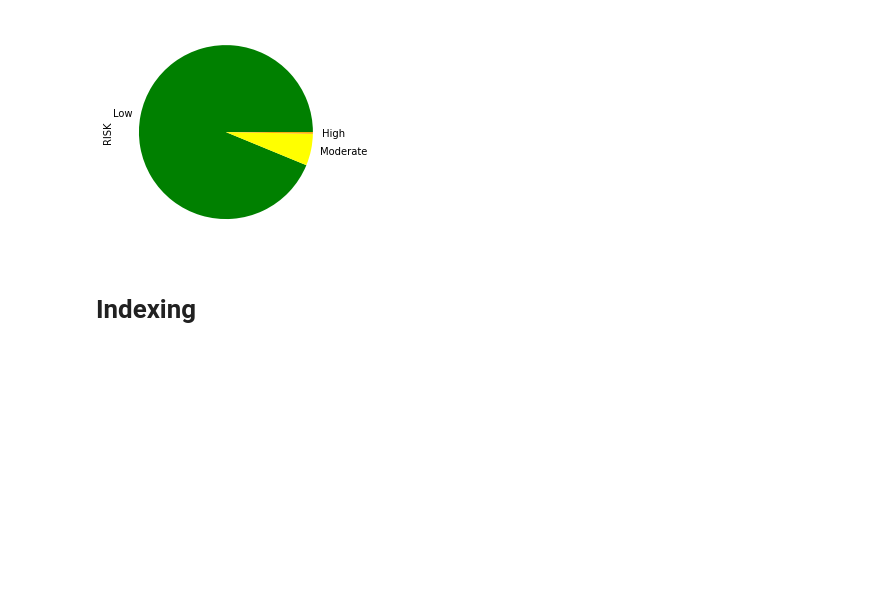
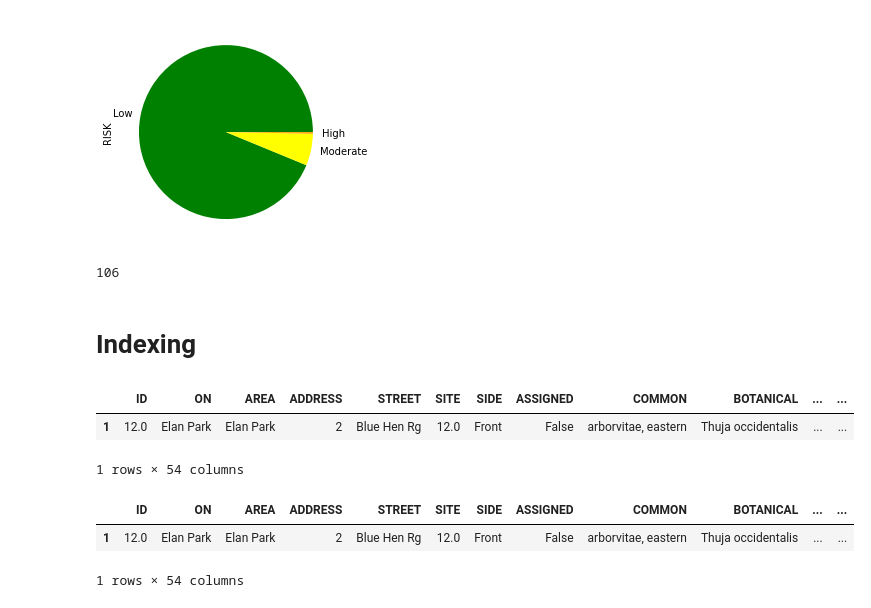
Before and after one commit to AllenChung6/DataEngineering.Labs.CityOfNewarkDETreeSurvey, a Jupyter notebook: newark_de_tree_survey.ipynb, the cells around one changed output. Drawn from its saved outputs; the diff is of its cells as text; code cells hidden in the pictures; blank space fills up the shorter version.

```diff
--- a/newark_de_tree_survey.ipynb
+++ b/newark_de_tree_survey.ipynb
@@ -220,9 +220,22 @@ data3.plot.pie(labels = labels, colors = colors)
 [figure]
 # %%
 # How many entries have missing values for the RISK attribute? Why are these values missing?
+data['RISK'].isna().sum()
+# %% [output]
+106
 # %% [markdown]
 # Indexing
 # %%
 # Display row by position 1
+data.iloc[[1]]
+# %% [output]
+|  | ID | ON | AREA | ADDRESS | STREET | SITE | SIDE | ASSIGNED | COMMON | BOTANICAL | ... | ... |
+| 1 | 12.0 | Elan Park | Elan Park | 2 | Blue Hen Rg | 12.0 | Front | False | arborvitae, eastern | Thuja occidentalis | ... | ... |
+1 rows × 54 columns
 # %%
 # Display row by label 1
+data.loc[[1]]
+# %% [output]
+|  | ID | ON | AREA | ADDRESS | STREET | SITE | SIDE | ASSIGNED | COMMON | BOTANICAL | ... | ... |
+| 1 | 12.0 | Elan Park | Elan Park | 2 | Blue Hen Rg | 12.0 | Front | False | arborvitae, eastern | Thuja occidentalis | ... | ... |
+1 rows × 54 columns
```
Also changed, not shown: parts of 1 cell of this notebook.
